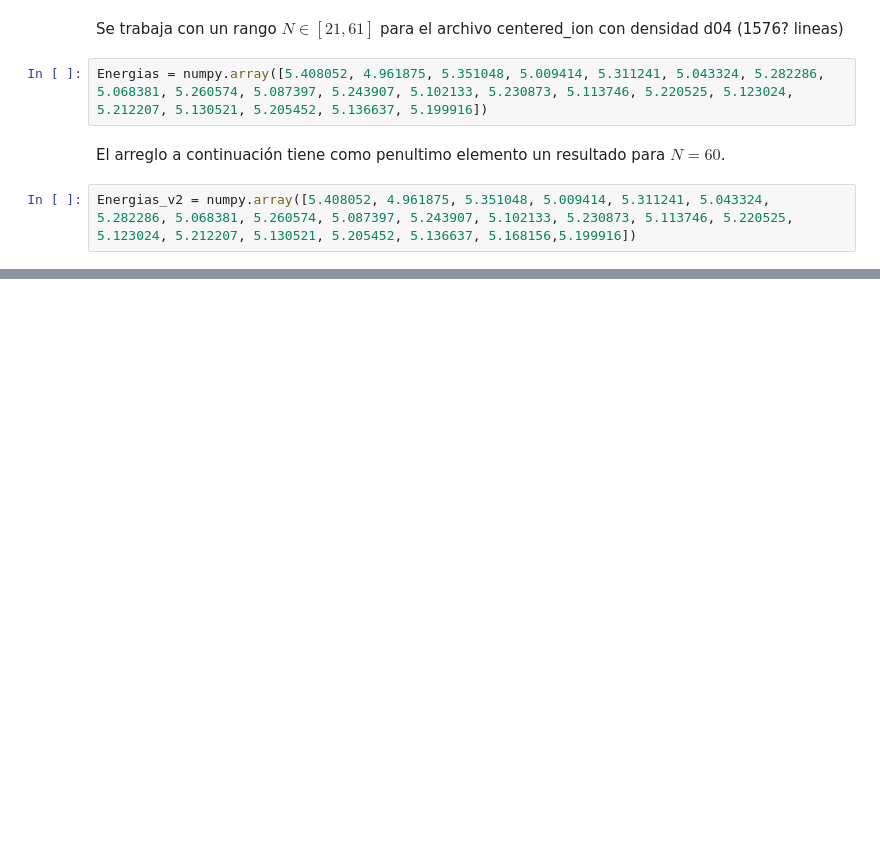
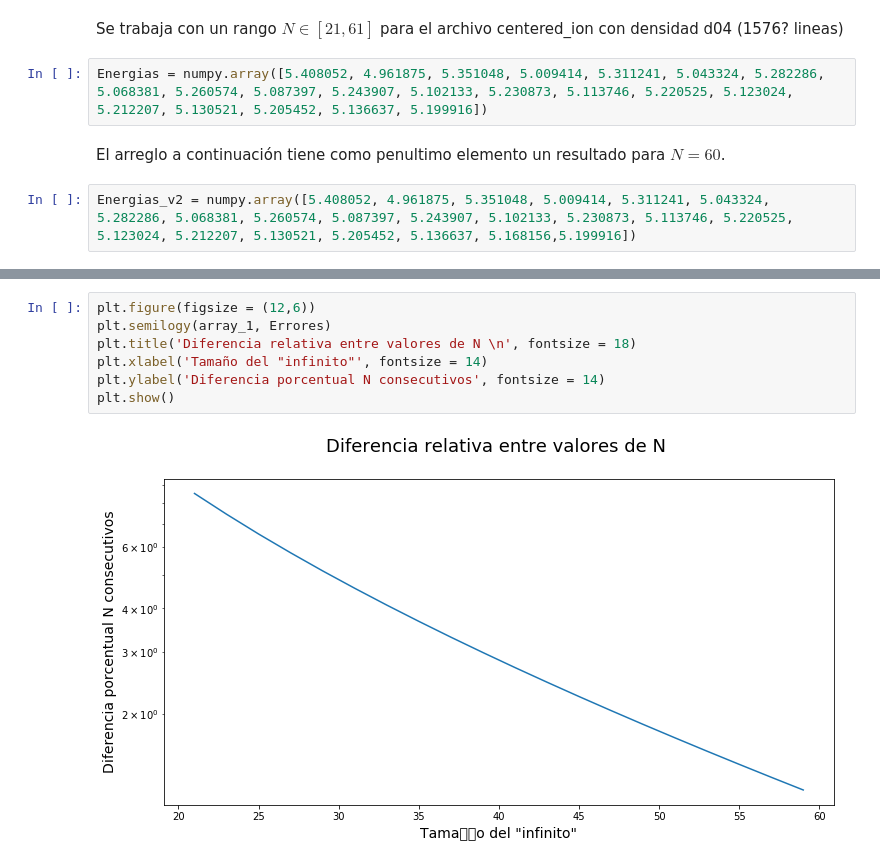
Before and after one commit to ThaNikkitz/Ni-Tesis, a Jupyter notebook: Variable_N.ipynb, the cells around one changed output, grey strips where cells are left out. Cells and saved outputs as stored; diff of their text form; blank space fills up the shorter version.

```diff
--- a/Variable_N.ipynb
+++ b/Variable_N.ipynb
@@ -26,0 +29,9 @@ plt.show()
+# %%
+plt.figure(figsize = (12,6))
+plt.semilogy(array_1, Errores)
+plt.title('Diferencia relativa entre valores de N \n', fontsize = 18)
+plt.xlabel('Tamaño del "infinito"', fontsize = 14)
+plt.ylabel('Diferencia porcentual N consecutivos', fontsize = 14)
+plt.show()
+# %% [output]
+[figure, added]
```
Also changed, not shown: parts of 3 cells of this notebook, 6 other files.
